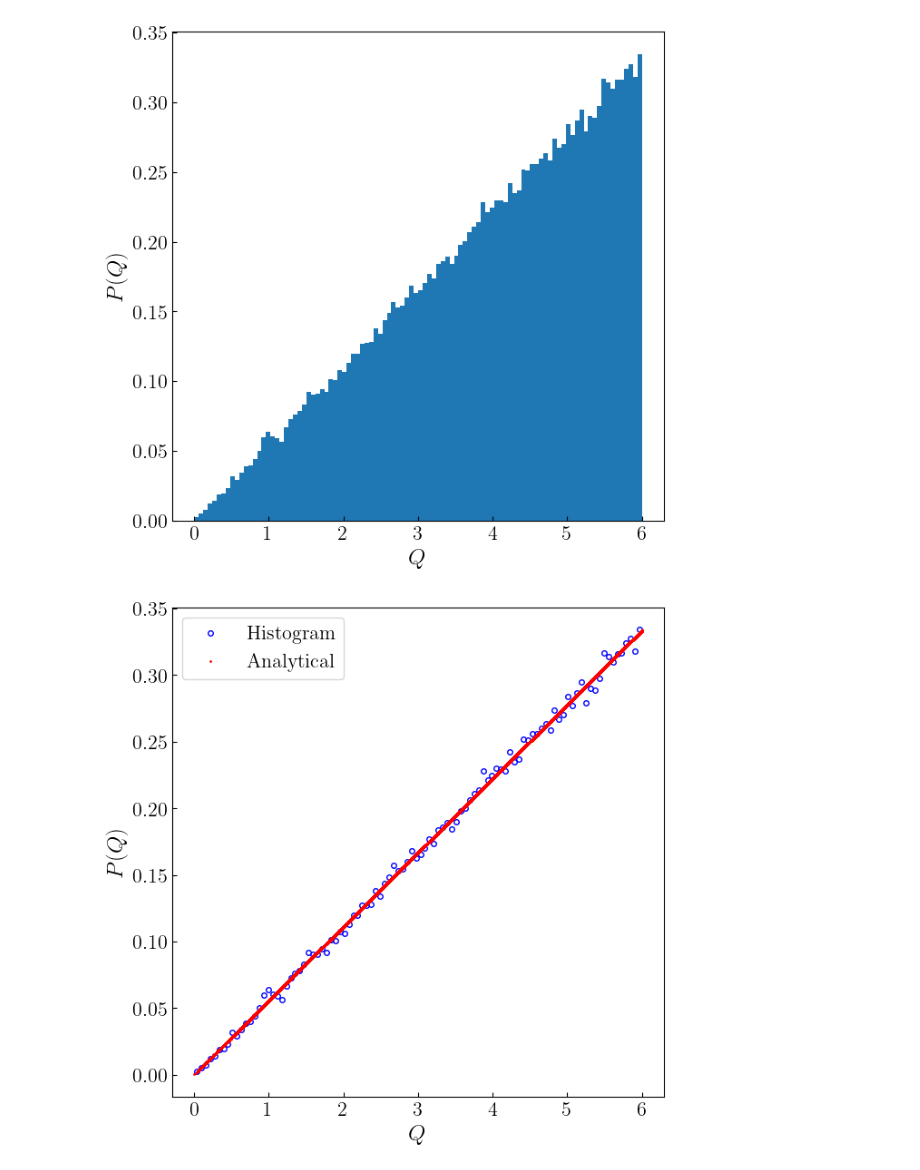
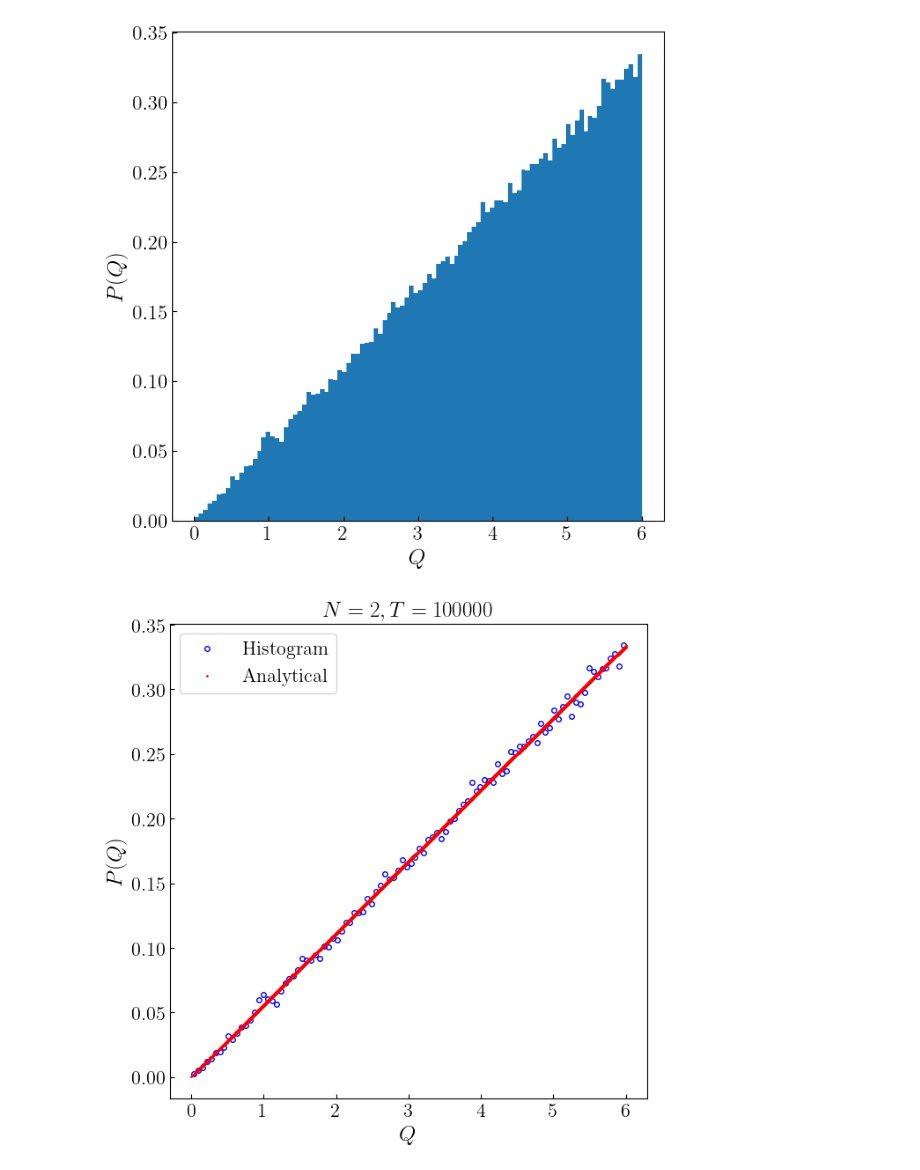
Before and after one commit to Eric-Vidal-hub/FJC-simulation, a Jupyter notebook: 5_sing_N2.ipynb, the cells around one changed output. Saved outputs shown, nothing was run; the diff lists cells and outputs as text; code cells hidden in the pictures.

```diff
--- a/5_sing_N2.ipynb
+++ b/5_sing_N2.ipynb
@@ -80,18 +80,19 @@ plt.show()
 # %%
 # Compute histogram of Q
 nbins = 100
 hist, bin_edges = np.histogram(Q, bins=nbins, density=True)
 bin_centers = (bin_edges[:-1] + bin_edges[1:]) / 2
 
 # Plot
 plt.figure(figsize=(7,7))
+plt.title(r'$N=%d, T=%d$'%(N, T), fontsize=18)
 plt.plot(bin_centers, hist, 'bo', mfc='none', markersize=4, label='Histogram')
 plt.plot(Q, p_q, 'r.', markersize=2, label='Analytical')
 plt.xlabel(r'$Q$', fontsize=18)
 plt.ylabel(r'$P(Q)$', fontsize=18)
 plt.tick_params(axis='y', which='major', labelsize=16, direction='in')
 plt.tick_params(axis='x', which='major', labelsize=16, direction='in')
 plt.legend(fontsize=16)
 plt.show()
 # %% [output]
-[figure, old version]
+[figure, new version]
```
Also changed, not shown: 6 other files.
